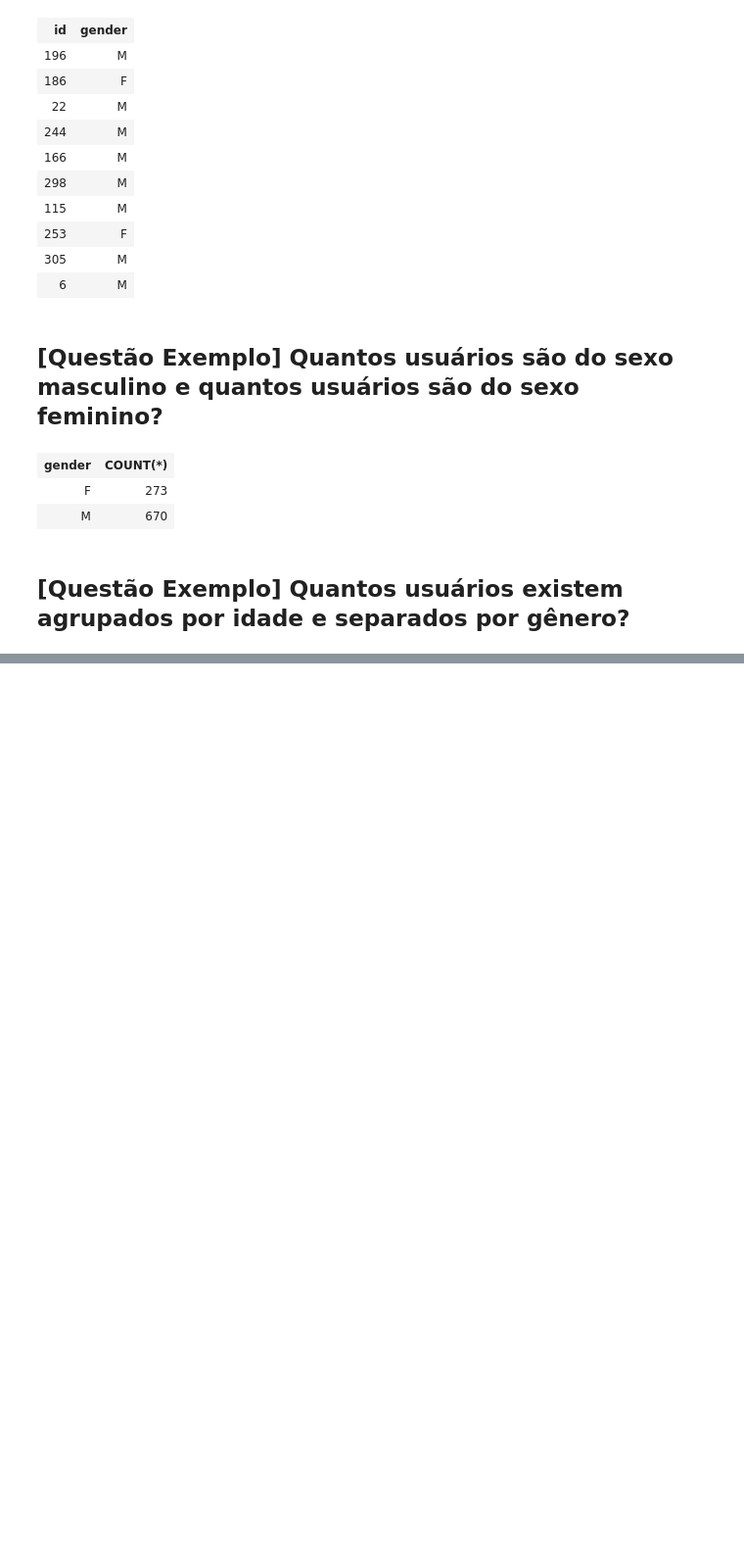
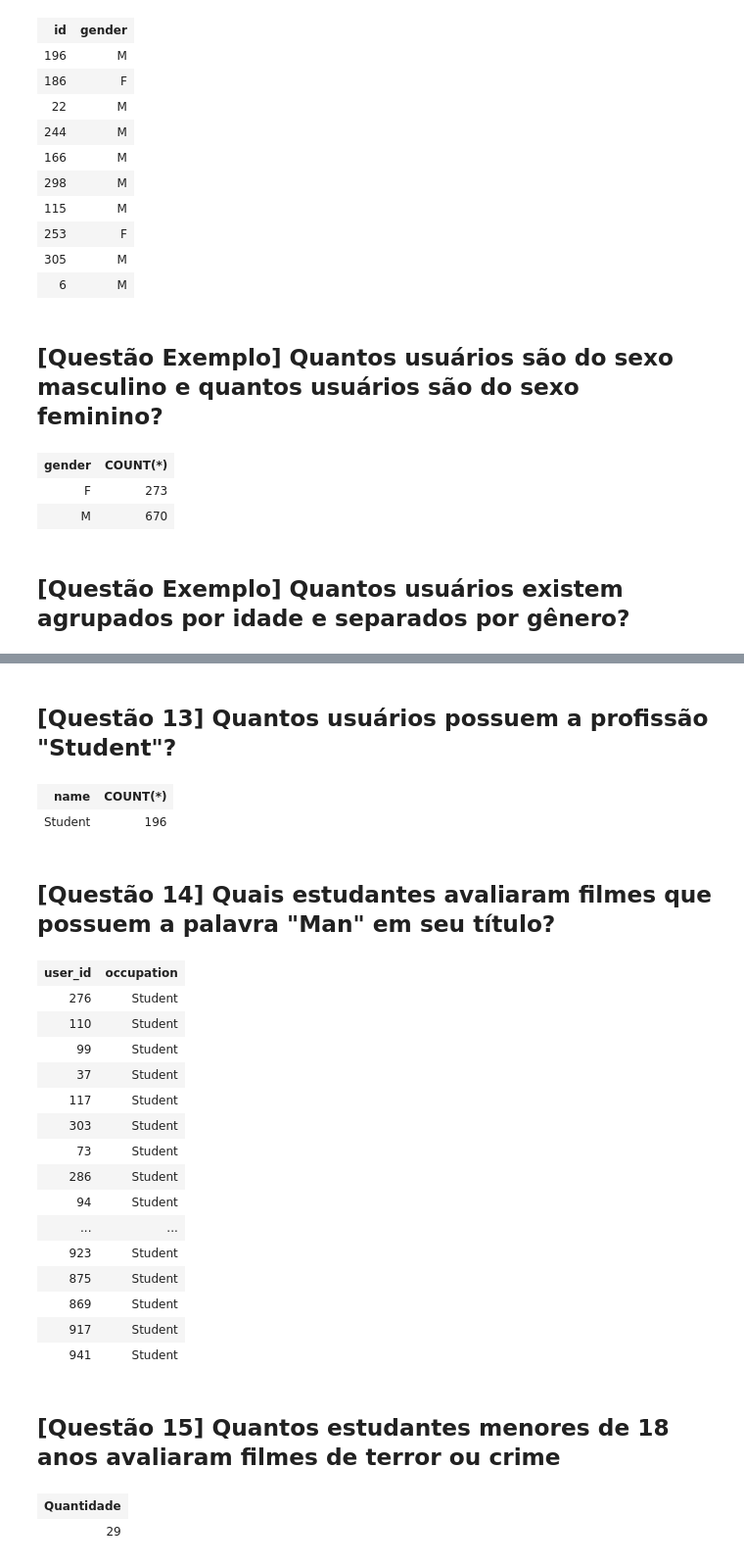
Before and after one commit to thedatasociety/lab-mariadb, a Jupyter notebook: labs/lab3/2.Exercicio_movielens.ipynb, the cells around one changed output, grey strips where cells are left out. Shown at 98% size. Saved outputs shown, nothing was run; the diff lists cells and outputs as text; code cells hidden in the pictures; blank space fills up the shorter version.

```diff
--- a/labs/lab3/2.Exercicio_movielens.ipynb
+++ b/labs/lab3/2.Exercicio_movielens.ipynb
@@ -184,0 +361,45 @@ GROUP BY age, gender;
+# %% [markdown]
+## [Questão 13] Quantos usuários possuem a profissão "Student"?
+# %%
+SELECT oc.name, COUNT(*) FROM users u JOIN occupations oc ON u.occupation_id = oc.id WHERE oc.name = 'Student' GROUP BY oc.name;
+# %% [output]
+| name | COUNT(*) |
+| Student | 196 |
+# %% [markdown]
+## [Questão 14] Quais estudantes avaliaram filmes que possuem a palavra "Man" em seu título?
+# %%
+SELECT DISTINCT u.id as user_id, oc.name as occupation FROM occupations oc JOIN users u ON u.occupation_id = oc.id
+                                                                  JOIN ratings r ON r.user_id = u.id
+                                                                  JOIN movies m ON m.id = r.movie_id
+                                                                  WHERE oc.name = "Student" AND m.title LIKE "%Man%"
+                                                                  LIMIT 10;
+# %% [output]
+| user_id | occupation |
+| 276 | Student |
+| 110 | Student |
+| 99 | Student |
+| 37 | Student |
+| 117 | Student |
+| 303 | Student |
+| 73 | Student |
+| 286 | Student |
+| 94 | Student |
+| ... | ... |
+| 923 | Student |
+| 875 | Student |
+| 869 | Student |
+| 917 | Student |
+| 941 | Student |
+# %% [markdown]
+## [Questão 15] Quantos estudantes menores de 18 anos avaliaram filmes de terror ou crime
+# %%
+SELECT COUNT(DISTINCT u.id) as Quantidade FROM occupations oc JOIN users u ON u.occupation_id = oc.id
+                                                                  JOIN ratings r ON r.user_id = u.id
+                                                                  WHERE oc.name = "Student" AND u.age < 18
+                                                                        AND r.movie_id IN
+                                                                          (SELECT DISTINCT m.id FROM movies m JOIN genres_movies gm ON m.id = gm.movie_id
+                                                                                                     JOIN genres g ON g.id = gm.genre_id
+                                                                                       WHERE g.name = "Horror" OR g.name = "Crime");
+# %% [output]
+| Quantidade |
+| 29 |
```
Also changed, not shown: parts of 34 cells of this notebook.
